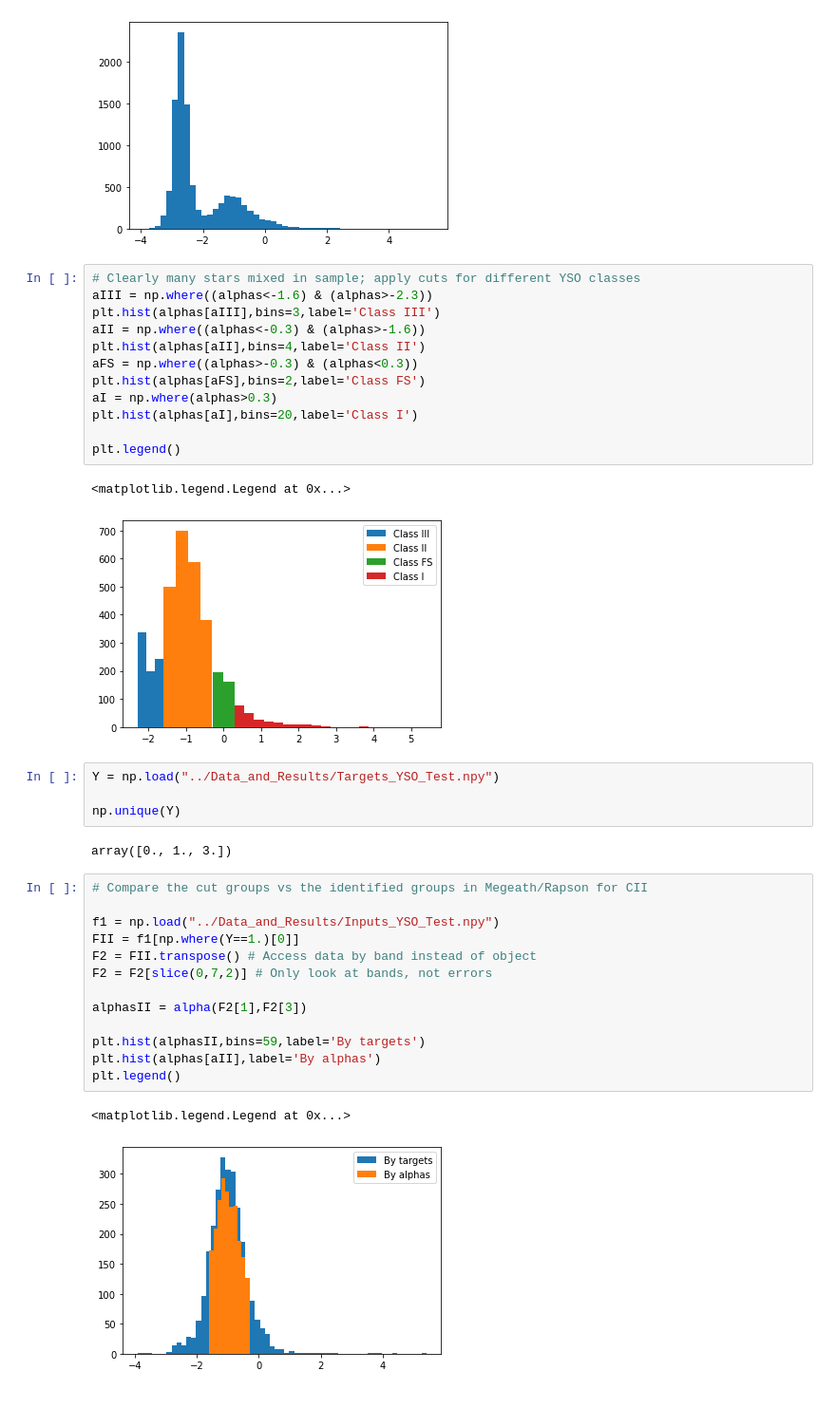
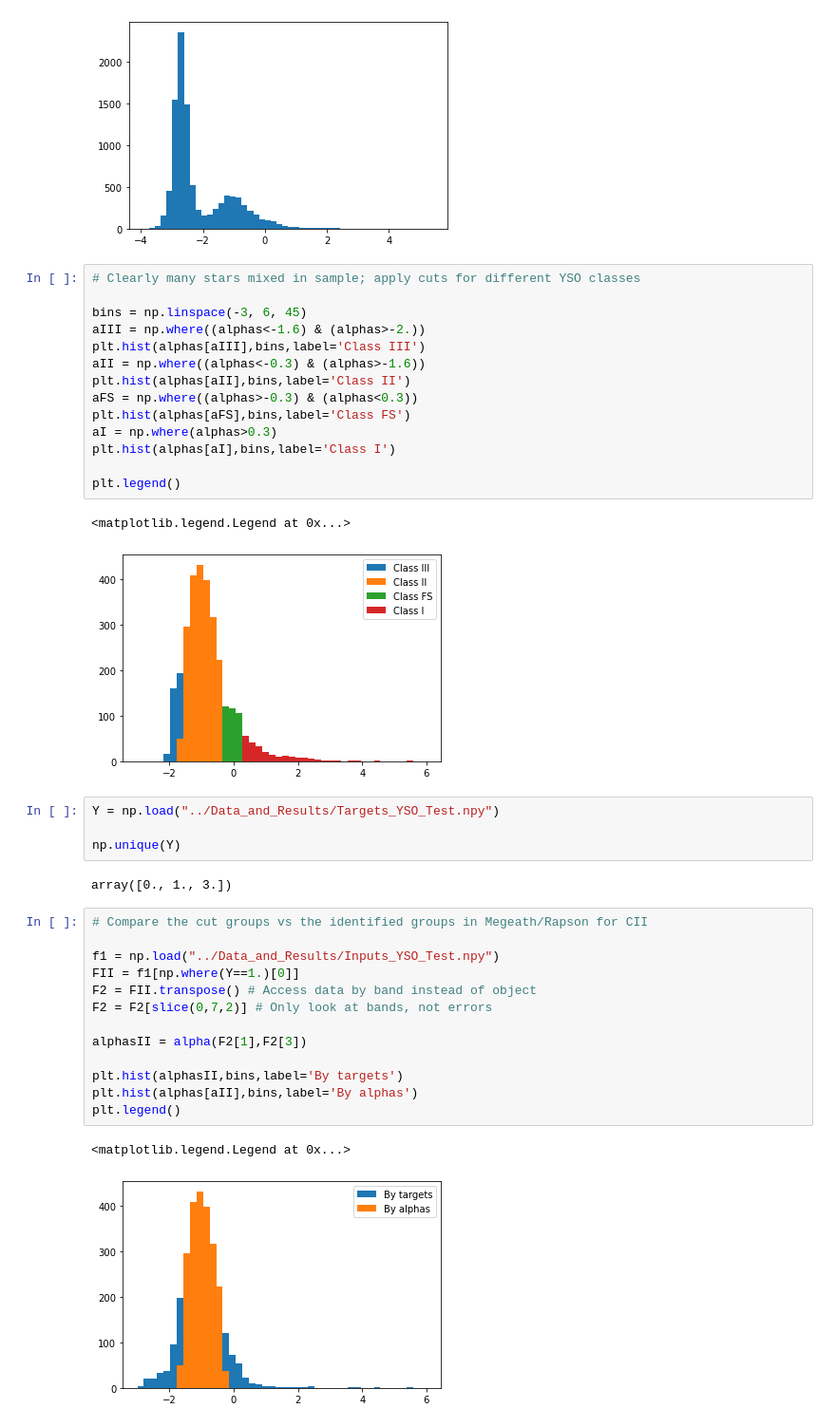
Before and after one commit to bcrompvoets/Random, a Jupyter notebook: Phase_3_1__IRAC_Only_Classification/Notebooks/Determine_α.ipynb, the cells around one changed output. Shown at 95% size. Drawn from its saved outputs; the diff is of its cells as text.

Commit message:
Alpha Play around

```diff
--- a/Phase_3_1__IRAC_Only_Classification/Notebooks/Determine_α.ipynb
+++ b/Phase_3_1__IRAC_Only_Classification/Notebooks/Determine_α.ipynb
@@ -90,19 +106,21 @@ plt.hist(alphas, bins =50)
 [figure]
 # %%
 # Clearly many stars mixed in sample; apply cuts for different YSO classes
-aIII = np.where((alphas<-1.6) & (alphas>-2.3))
-plt.hist(alphas[aIII],bins=3,label='Class III')
+
+bins = np.linspace(-3, 6, 45)
+aIII = np.where((alphas<-1.6) & (alphas>-2.))
+plt.hist(alphas[aIII],bins,label='Class III')
 aII = np.where((alphas<-0.3) & (alphas>-1.6))
-plt.hist(alphas[aII],bins=4,label='Class II')
+plt.hist(alphas[aII],bins,label='Class II')
 aFS = np.where((alphas>-0.3) & (alphas<0.3))
-plt.hist(alphas[aFS],bins=2,label='Class FS')
+plt.hist(alphas[aFS],bins,label='Class FS')
 aI = np.where(alphas>0.3)
-plt.hist(alphas[aI],bins=20,label='Class I')
+plt.hist(alphas[aI],bins,label='Class I')
 
 plt.legend()
 # %% [output]
 <matplotlib.legend.Legend at 0x...>
-[figure, old version]
+[figure, new version]
 # %%
 Y = np.load("../Data_and_Results/Targets_YSO_Test.npy")
 
@@ -112,16 +130,16 @@ array([0., 1., 3.])
 # %%
 # Compare the cut groups vs the identified groups in Megeath/Rapson for CII
 
 f1 = np.load("../Data_and_Results/Inputs_YSO_Test.npy")
 FII = f1[np.where(Y==1.)[0]]
 F2 = FII.transpose() # Access data by band instead of object
 F2 = F2[slice(0,7,2)] # Only look at bands, not errors
 
 alphasII = alpha(F2[1],F2[3])
 
-plt.hist(alphasII,bins=59,label='By targets')
-plt.hist(alphas[aII],label='By alphas')
+plt.hist(alphasII,bins,label='By targets')
+plt.hist(alphas[aII],bins,label='By alphas')
 plt.legend()
 # %% [output]
 <matplotlib.legend.Legend at 0x...>
-[figure, old version]
+[figure, new version]
```
Also changed, not shown: parts of 7 cells of this notebook, 21 other files.
